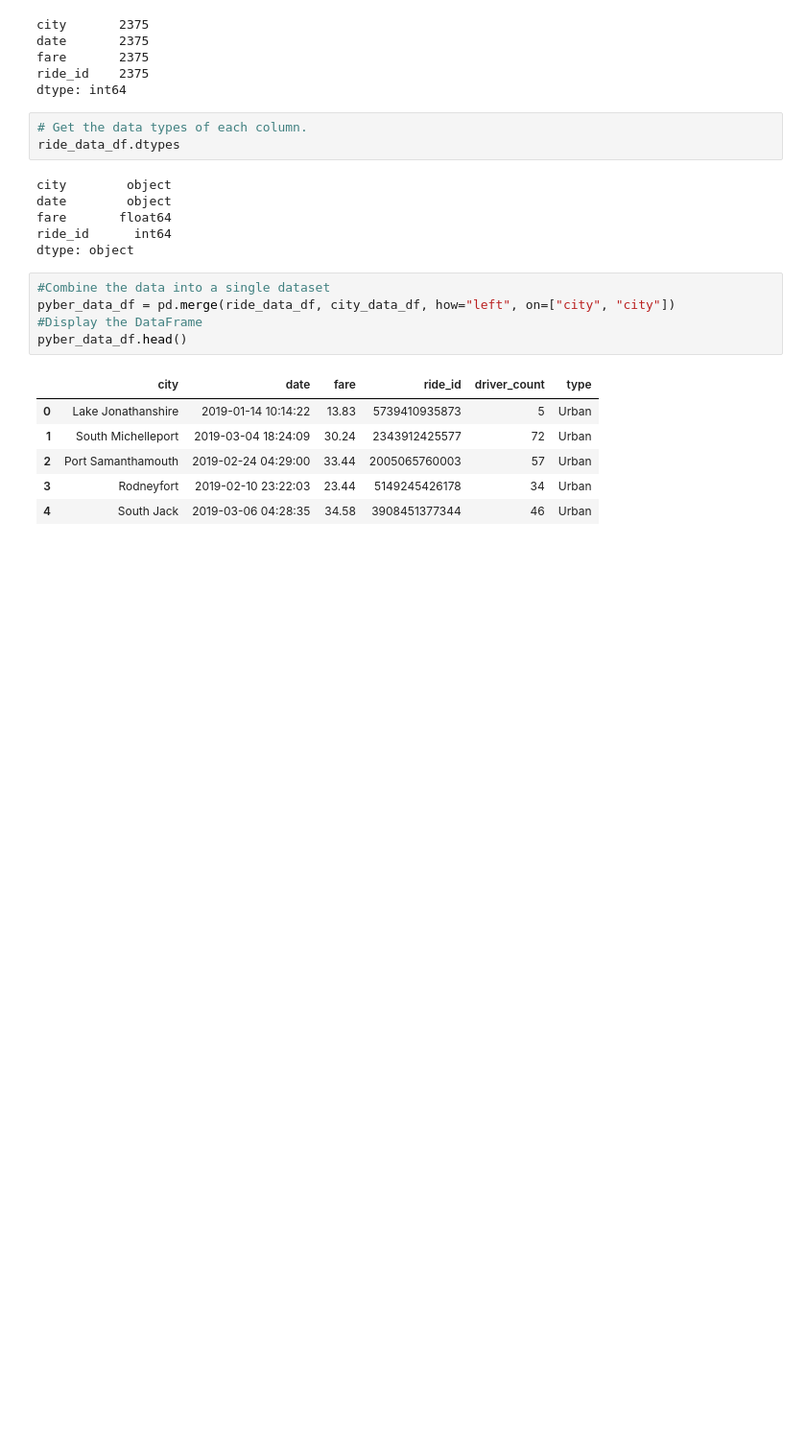
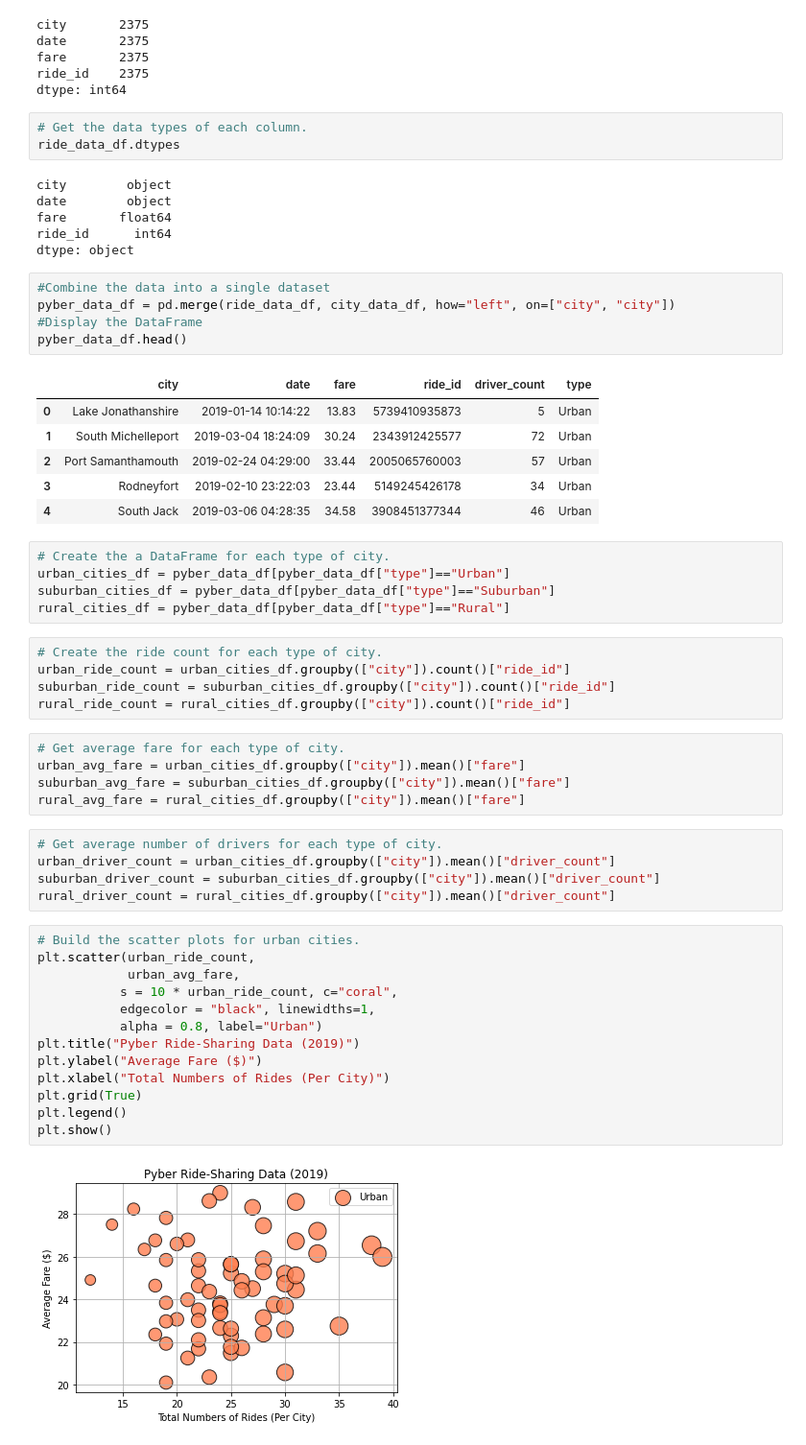
Before and after one commit to alfonsolcorcuera/Pyber_Analysis, a Jupyter notebook: Pyber.ipynb, the cells around one changed output. Shown at 96% size. Saved outputs shown, nothing was run; the diff lists cells and outputs as text; blank space fills up the shorter version.

Commit message:
Bubble Charts by City Type

```diff
--- a/Pyber.ipynb
+++ b/Pyber.ipynb
@@ -97,3 +97,38 @@ pyber_data_df.head()
 | 2 | Port Samanthamouth | 2019-02-24 04:29:00 | 33.44 | 2005065760003 | 57 | Urban |
 | 3 | Rodneyfort | 2019-02-10 23:22:03 | 23.44 | 5149245426178 | 34 | Urban |
 | 4 | South Jack | 2019-03-06 04:28:35 | 34.58 | 3908451377344 | 46 | Urban |
+# %%
+# Create the a DataFrame for each type of city.
+urban_cities_df = pyber_data_df[pyber_data_df["type"]=="Urban"]
+suburban_cities_df = pyber_data_df[pyber_data_df["type"]=="Suburban"]
+rural_cities_df = pyber_data_df[pyber_data_df["type"]=="Rural"]
+# %%
+# Create the ride count for each type of city.
+urban_ride_count = urban_cities_df.groupby(["city"]).count()["ride_id"]
+suburban_ride_count = suburban_cities_df.groupby(["city"]).count()["ride_id"]
+rural_ride_count = rural_cities_df.groupby(["city"]).count()["ride_id"]
+# %%
+# Get average fare for each type of city.
+urban_avg_fare = urban_cities_df.groupby(["city"]).mean()["fare"]
+suburban_avg_fare = suburban_cities_df.groupby(["city"]).mean()["fare"]
+rural_avg_fare = rural_cities_df.groupby(["city"]).mean()["fare"]
+# %%
+# Get average number of drivers for each type of city.
+urban_driver_count = urban_cities_df.groupby(["city"]).mean()["driver_count"]
+suburban_driver_count = suburban_cities_df.groupby(["city"]).mean()["driver_count"]
+rural_driver_count = rural_cities_df.groupby(["city"]).mean()["driver_count"]
+# %%
+# Build the scatter plots for urban cities.
+plt.scatter(urban_ride_count,
+            urban_avg_fare,
+           s = 10 * urban_ride_count, c="coral",
+           edgecolor = "black", linewidths=1,
+           alpha = 0.8, label="Urban")
+plt.title("Pyber Ride-Sharing Data (2019)")
+plt.ylabel("Average Fare ($)")
+plt.xlabel("Total Numbers of Rides (Per City)")
+plt.grid(True)
+plt.legend()
+plt.show()
+# %% [output]
+[figure, added]
```
Also changed, not shown: parts of 3 cells of this notebook, 1 other file.
